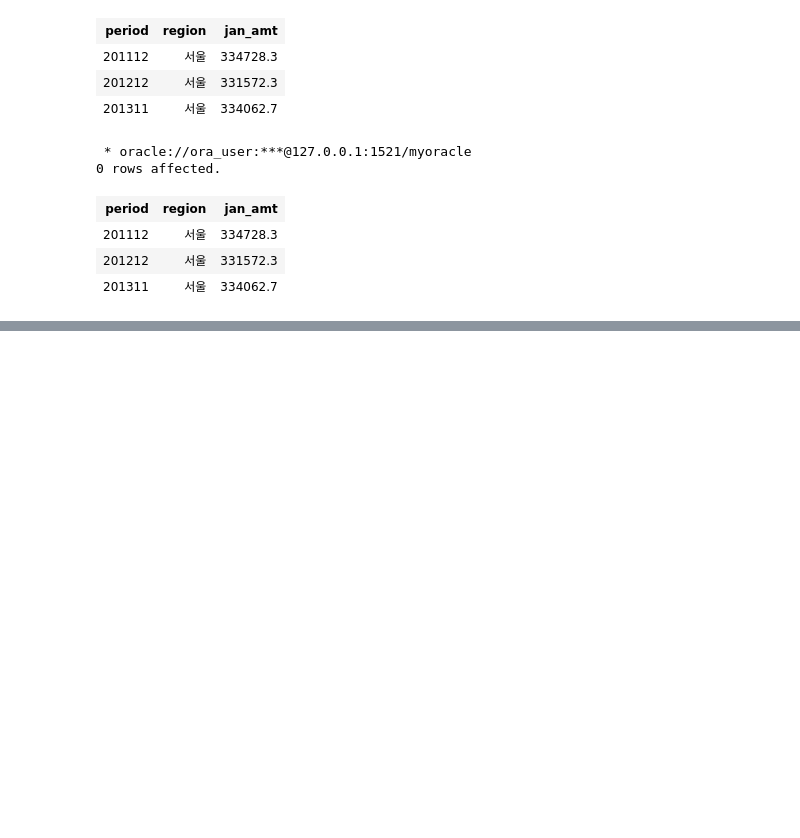
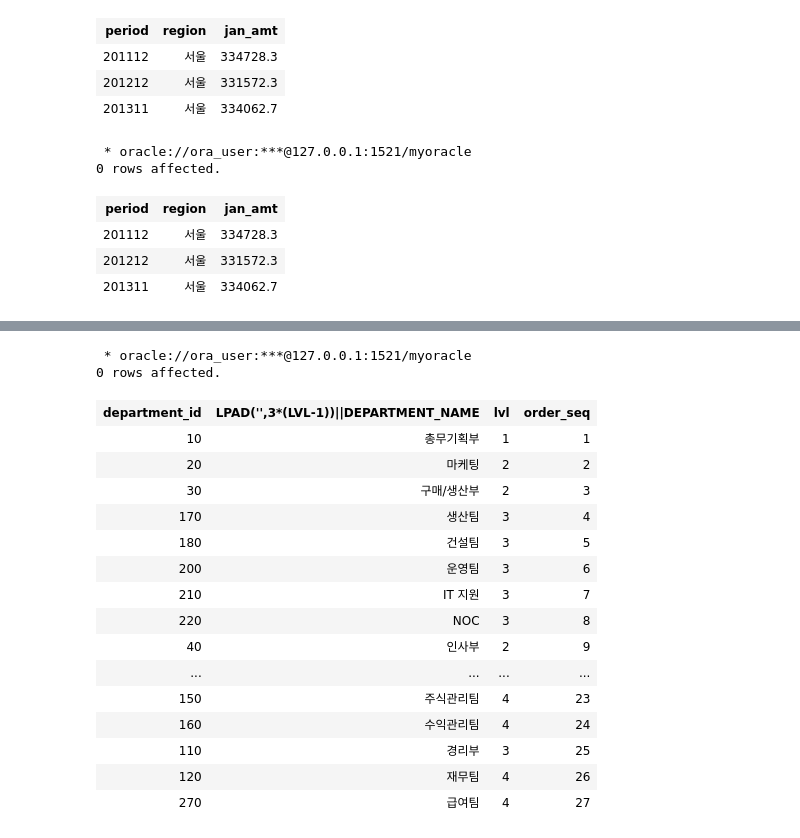
Before and after one commit to SiriN1234/Oracle_lecture, a Jupyter notebook: sql_ch07.ipynb, the cells around one changed output, grey strips where cells are left out. Cells and saved outputs as stored; diff of their text form; code cells hidden in the pictures; blank space fills up the shorter version.

```diff
--- a/sql_ch07.ipynb
+++ b/sql_ch07.ipynb
@@ -582,0 +796,52 @@ ORDER BY 1
+# %%
+%%sql
+
+/*WITH절 사용*/
+
+WITH recur (department_id
+            , parent_id
+            , department_name
+            , lvl) -- recur
+     AS (SELECT
+            department_id
+            , parent_id
+            , department_name
+            , 1 AS lvl
+         FROM departments
+         WHERE parent_id IS NULL
+         UNION ALL
+         SELECT
+            a.department_id
+            , a.parent_id
+            , a.department_name
+            , b.lvl + 1
+        FROM
+            departments a
+            , recur b
+        WHERE a.parent_id = b.department_id) -- AS SELECT
+SEARCH DEPTH FIRST BY department_id SET order_seq
+SELECT
+    department_id
+    , LPAD(' ', 3 * (lvl - 1)) || department_name
+    , lvl
+    , order_seq
+FROM recur
+# %% [output]
+ * oracle://ora_user:***@127.0.0.1:1521/myoracle
+0 rows affected.
+| department_id | LPAD('',3*(LVL-1))||DEPARTMENT_NAME | lvl | order_seq |
+| 10 | 총무기획부 | 1 | 1 |
+| 20 | 마케팅 | 2 | 2 |
+| 30 | 구매/생산부 | 2 | 3 |
+| 170 | 생산팀 | 3 | 4 |
+| 180 | 건설팀 | 3 | 5 |
+| 200 | 운영팀 | 3 | 6 |
+| 210 | IT 지원 | 3 | 7 |
+| 220 | NOC | 3 | 8 |
+| 40 | 인사부 | 2 | 9 |
+| ... | ... | ... | ... |
+| 150 | 주식관리팀 | 4 | 23 |
+| 160 | 수익관리팀 | 4 | 24 |
+| 110 | 경리부 | 3 | 25 |
+| 120 | 재무팀 | 4 | 26 |
+| 270 | 급여팀 | 4 | 27 |
```
Also changed, not shown: parts of 14 cells of this notebook.
